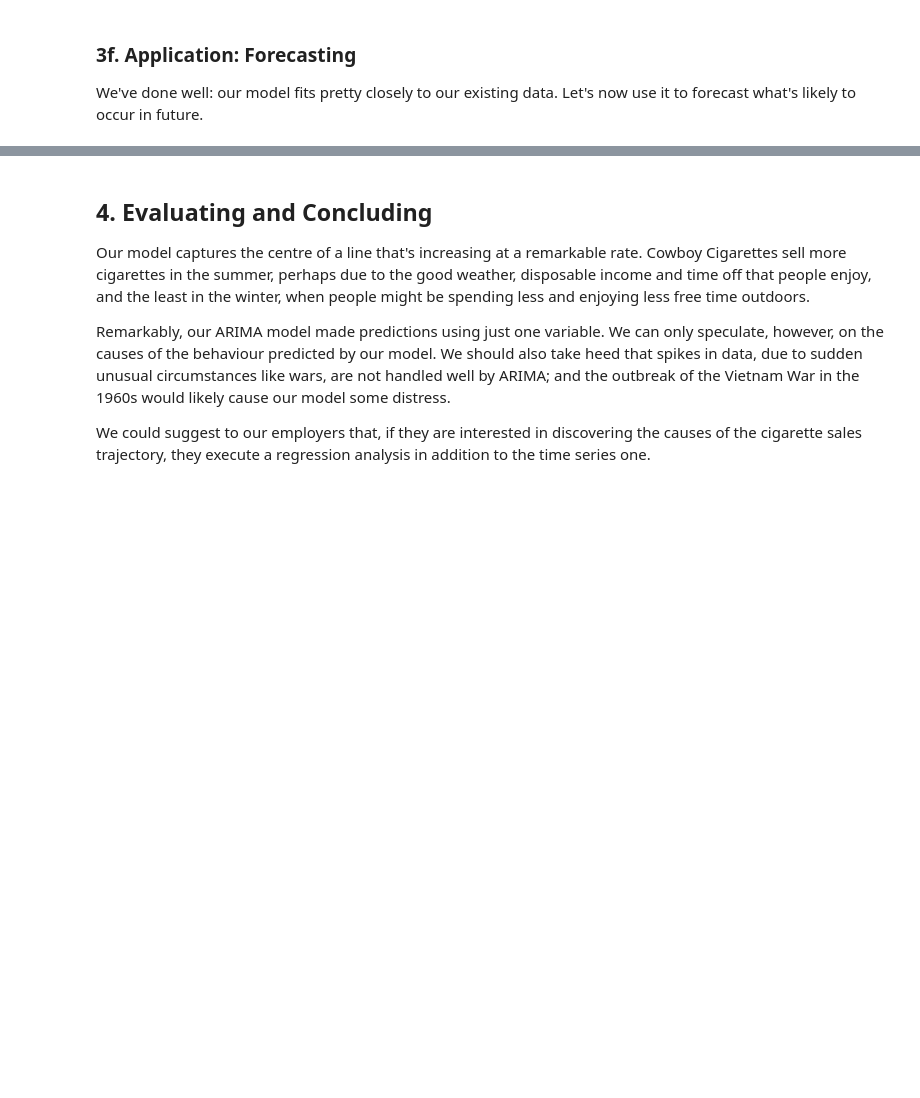
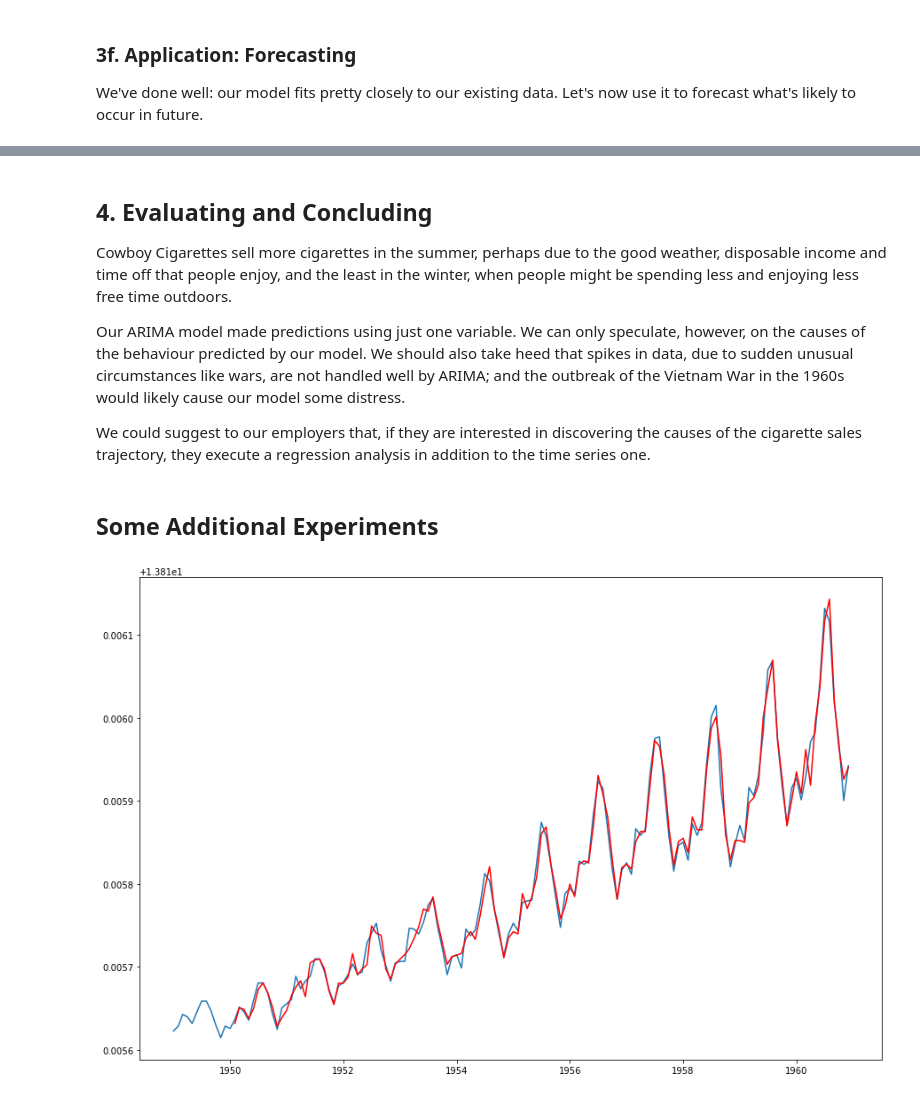
Before and after one commit to MZNewman/Springboard, a Jupyter notebook: Cowboys_CigrettesCaseStudy/Cowboys&CigrettesCaseStudy/Cowboy Cigarettes Case Study - Tier 3.ipynb, the cells around one changed output, grey strips where cells are left out. Cells and saved outputs as stored; diff of their text form; code cells hidden in the pictures; blank space fills up the shorter version.

```diff
--- a/Cowboys_CigrettesCaseStudy/Cowboys&CigrettesCaseStudy/Cowboy Cigarettes Case Study - Tier 3.ipynb
+++ b/Cowboys_CigrettesCaseStudy/Cowboys&CigrettesCaseStudy/Cowboy Cigarettes Case Study - Tier 3.ipynb
@@ -441,7 +418,7 @@ plt.show()
 
 We've done well: our model fits pretty closely to our existing data. Let's now use it to forecast what's likely to occur in future.
 # %%
-forecast_period = 24
+forecast_period = 48
 date_range = pd.date_range(y_log.index[-1], periods = forecast_period,
               freq='MS').strftime("%Y-%m-%d").tolist()
 
@@ -459,8 +436,10 @@ plt.show()
 # %% [markdown]
 ## 4. Evaluating and Concluding
 
-Our model captures the centre of a line that's increasing at a remarkable rate. Cowboy Cigarettes sell more cigarettes in the summer, perhaps due to the good weather, disposable income and time off that people enjoy, and the least in the winter, when people might be spending less and enjoying less free time outdoors.
+Cowboy Cigarettes sell more cigarettes in the summer, perhaps due to the good weather, disposable income and time off that people enjoy, and the least in the winter, when people might be spending less and enjoying less free time outdoors.
 
-Remarkably, our ARIMA model made predictions using just one variable. We can only speculate, however, on the causes of the behaviour predicted by our model. We should also take heed that spikes in data, due to sudden unusual circumstances like wars, are not handled well by ARIMA; and the outbreak of the Vietnam War in the 1960s would likely cause our model some distress.
+Our ARIMA model made predictions using just one variable. We can only speculate, however, on the causes of the behaviour predicted by our model. We should also take heed that spikes in data, due to sudden unusual circumstances like wars, are not handled well by ARIMA; and the outbreak of the Vietnam War in the 1960s would likely cause our model some distress.
 
 We could suggest to our employers that, if they are interested in discovering the causes of the cigarette sales trajectory, they execute a regression analysis in addition to the time series one.
+# %% [markdown]
+## Some Additional Experiments
@@ -466,0 +448,11 @@ We could suggest to our employers that, if they are interested in discovering th
+# %%
+model = SARIMAX(y_log, order=(2, 1, 1), seasonal_order=(0, 1, 1, 12))
+model_fit = model.fit()
+forecast = model_fit.forecast(48)
+# %%
+plt.figure(figsize=(15,10))
+plt.plot(y_log)
+plt.plot(model_fit.predict().iloc[13:], color = 'red')
+plt.show()
+# %% [output]
+[figure, added]
```
Also changed, not shown: parts of 25 cells of this notebook.
